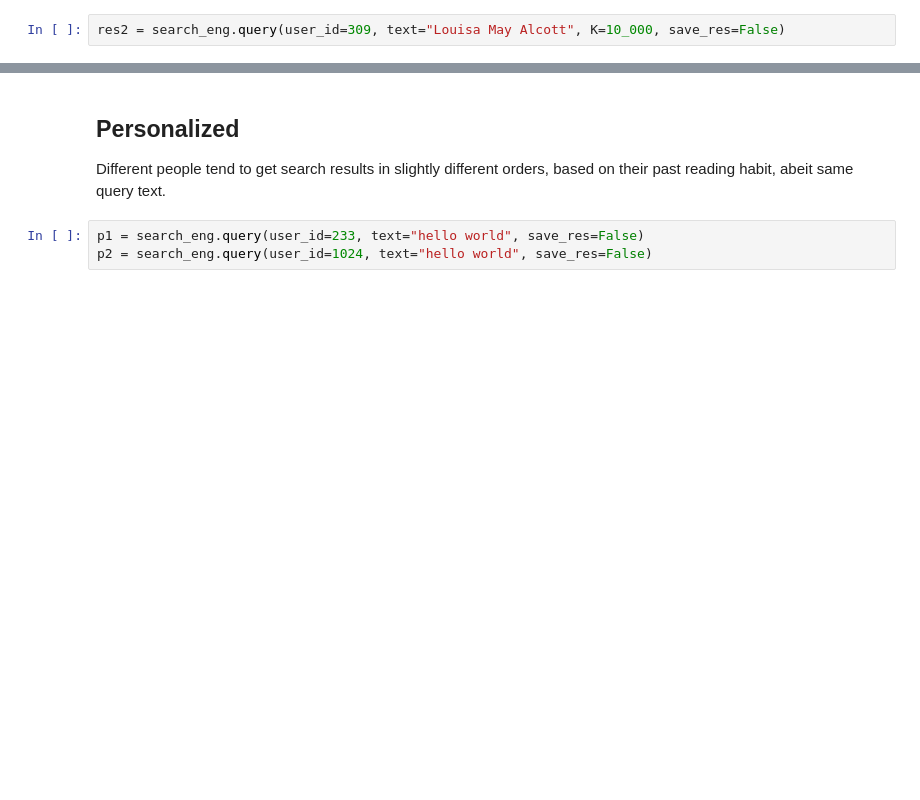
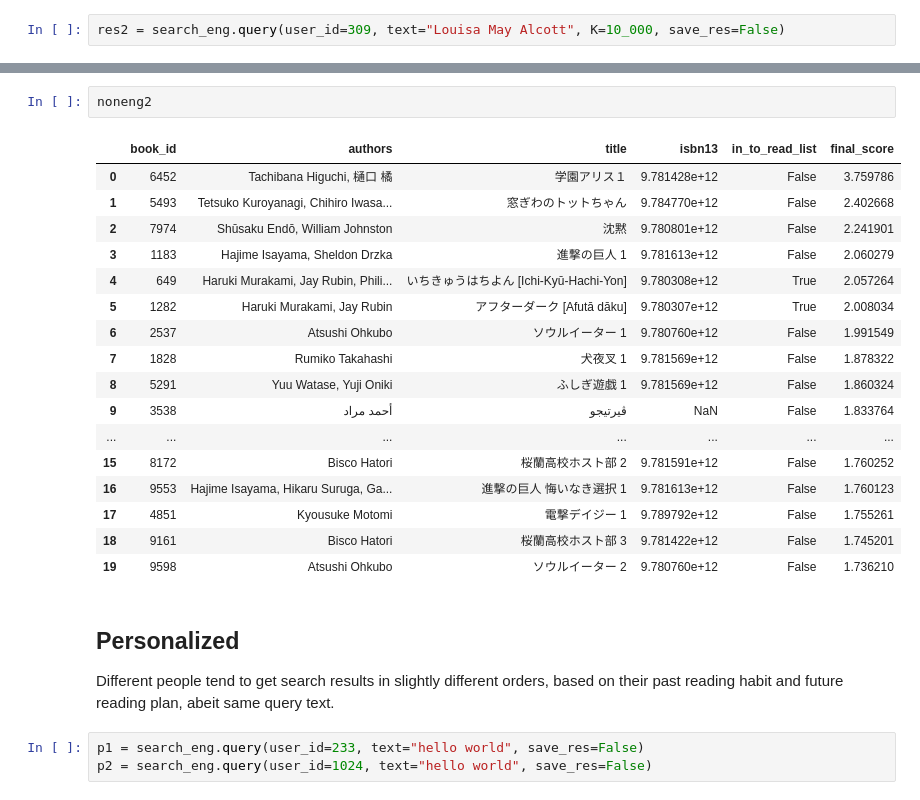
Before and after one commit to alanwmy00/PersonalizedBookSearch, a Jupyter notebook: Demo.ipynb, the cells around one changed output, grey strips where cells are left out. Saved outputs shown, nothing was run; the diff lists cells and outputs as text; blank space fills up the shorter version.

```diff
--- a/Demo.ipynb
+++ b/Demo.ipynb
@@ -78,6 +107,26 @@ res2.tail()
+# %%
+noneng2
+# %% [output]
+|  | book_id | authors | title | isbn13 | in_to_read_list | final_score |
+| 0 | 6452 | Tachibana Higuchi, 樋口 橘 | 学園アリス１ | 9.781428e+12 | False | 3.759786 |
+| 1 | 5493 | Tetsuko Kuroyanagi, Chihiro Iwasa... | 窓ぎわのトットちゃん | 9.784770e+12 | False | 2.402668 |
+| 2 | 7974 | Shūsaku Endō, William Johnston | 沈黙 | 9.780801e+12 | False | 2.241901 |
+| 3 | 1183 | Hajime Isayama, Sheldon Drzka | 進撃の巨人 1 | 9.781613e+12 | False | 2.060279 |
+| 4 | 649 | Haruki Murakami, Jay Rubin, Phili... | いちきゅうはちよん [Ichi-Kyū-Hachi-Yon] | 9.780308e+12 | True | 2.057264 |
+| 5 | 1282 | Haruki Murakami, Jay Rubin | アフターダーク [Afutā dāku] | 9.780307e+12 | True | 2.008034 |
+| 6 | 2537 | Atsushi Ohkubo | ソウルイーター 1 | 9.780760e+12 | False | 1.991549 |
+| 7 | 1828 | Rumiko Takahashi | 犬夜叉 1 | 9.781569e+12 | False | 1.878322 |
+| 8 | 5291 | Yuu Watase, Yuji Oniki | ふしぎ遊戯 1 | 9.781569e+12 | False | 1.860324 |
+| 9 | 3538 | أحمد مراد | ڤيرتيجو | NaN | False | 1.833764 |
+| ... | ... | ... | ... | ... | ... | ... |
+| 15 | 8172 | Bisco Hatori | 桜蘭高校ホスト部 2 | 9.781591e+12 | False | 1.760252 |
+| 16 | 9553 | Hajime Isayama, Hikaru Suruga, Ga... | 進撃の巨人 悔いなき選択 1 | 9.781613e+12 | False | 1.760123 |
+| 17 | 4851 | Kyousuke Motomi | 電撃デイジー 1 | 9.789792e+12 | False | 1.755261 |
+| 18 | 9161 | Bisco Hatori | 桜蘭高校ホスト部 3 | 9.781422e+12 | False | 1.745201 |
+| 19 | 9598 | Atsushi Ohkubo | ソウルイーター 2 | 9.780760e+12 | False | 1.736210 |
 # %% [markdown]
 ## Personalized
-Different people tend to get search results in slightly different orders, based on their past reading habit, abeit same query text.
+Different people tend to get search results in slightly different orders, based on their past reading habit and future reading plan, abeit same query text.
 # %%
 p1 = search_eng.query(user_id=233, text="hello world", save_res=False)
 p2 = search_eng.query(user_id=1024, text="hello world", save_res=False)
```
Also changed, not shown: parts of 14 cells of this notebook, 10 other files.
